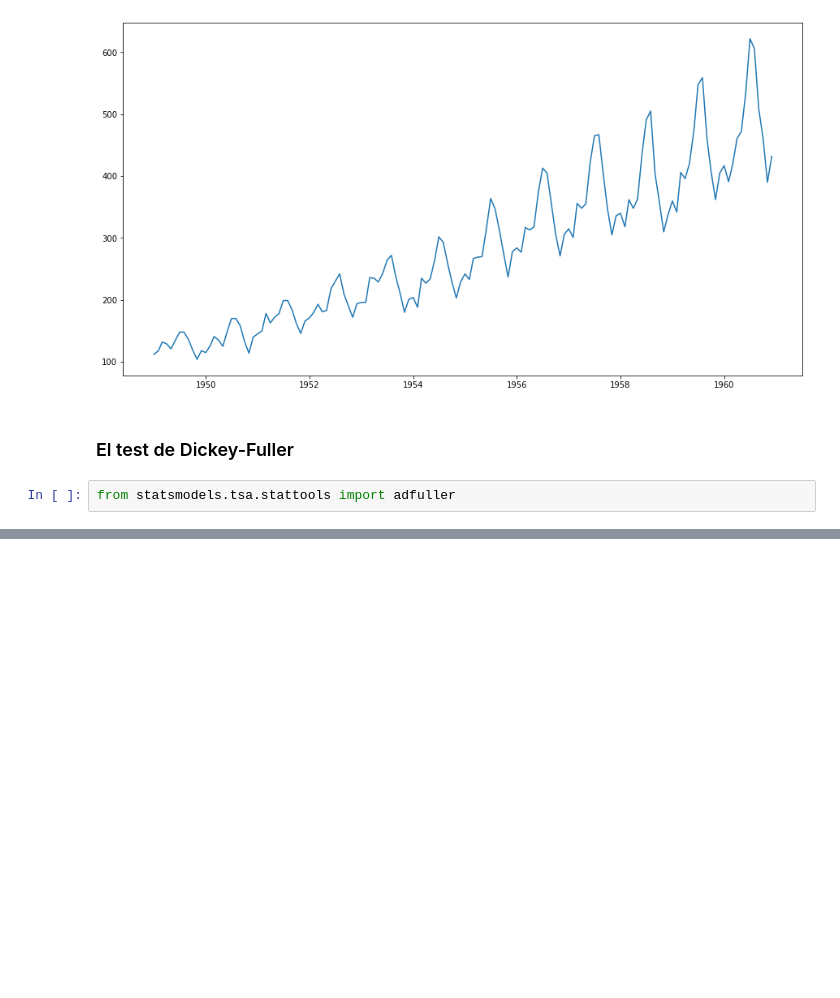
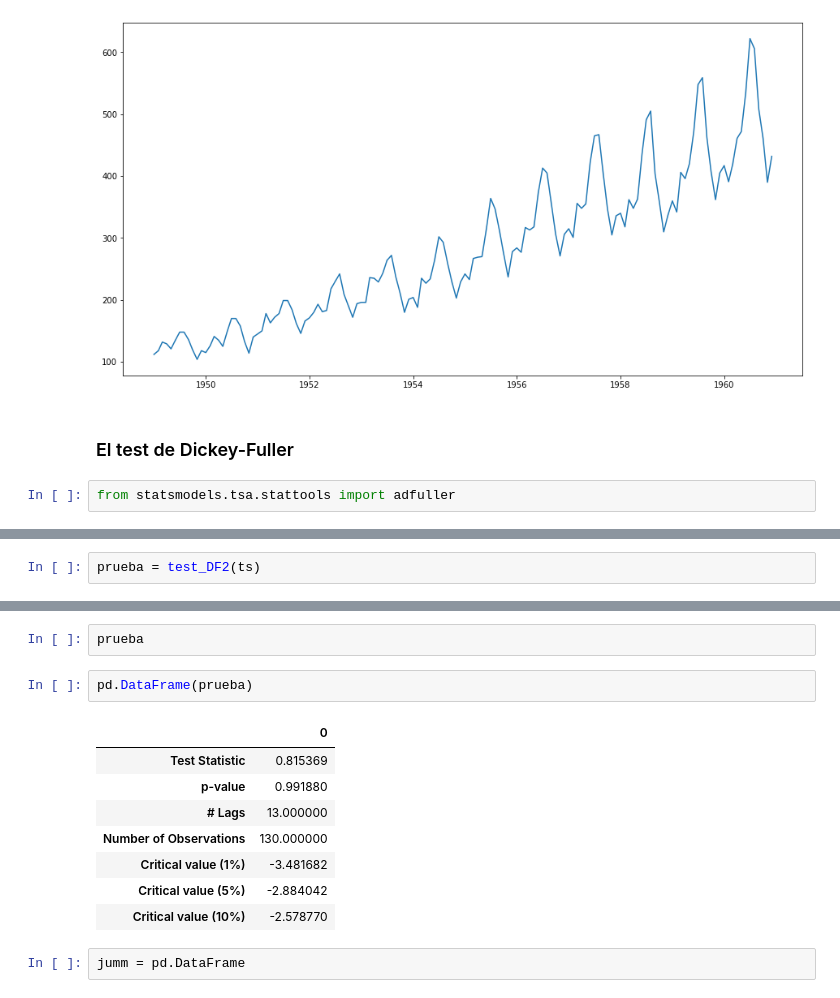
Before and after one commit to JuanFeA98/Time_Series, a Jupyter notebook: Introduction to Time Series.ipynb, the cells around one changed output, grey strips where cells are left out. Saved outputs shown, nothing was run; the diff lists cells and outputs as text; blank space fills up the shorter version.

```diff
--- a/Introduction to Time Series.ipynb
+++ b/Introduction to Time Series.ipynb
@@ -124,0 +180,2 @@ AttributeError: module 'pandas' has no attribute 'rolling_mean'
+# %%
+prueba = test_DF2(ts)
@@ -124,0 +193,15 @@ AttributeError: module 'pandas' has no attribute 'rolling_mean'
+# %%
+prueba
+# %%
+pd.DataFrame(prueba)
+# %% [output]
+|  | 0 |
+| Test Statistic | 0.815369 |
+| p-value | 0.991880 |
+| # Lags | 13.000000 |
+| Number of Observations | 130.000000 |
+| Critical value (1%) | -3.481682 |
+| Critical value (5%) | -2.884042 |
+| Critical value (10%) | -2.578770 |
+# %%
+jumm = pd.DataFrame
```
Also changed, not shown: parts of 11 cells of this notebook.
